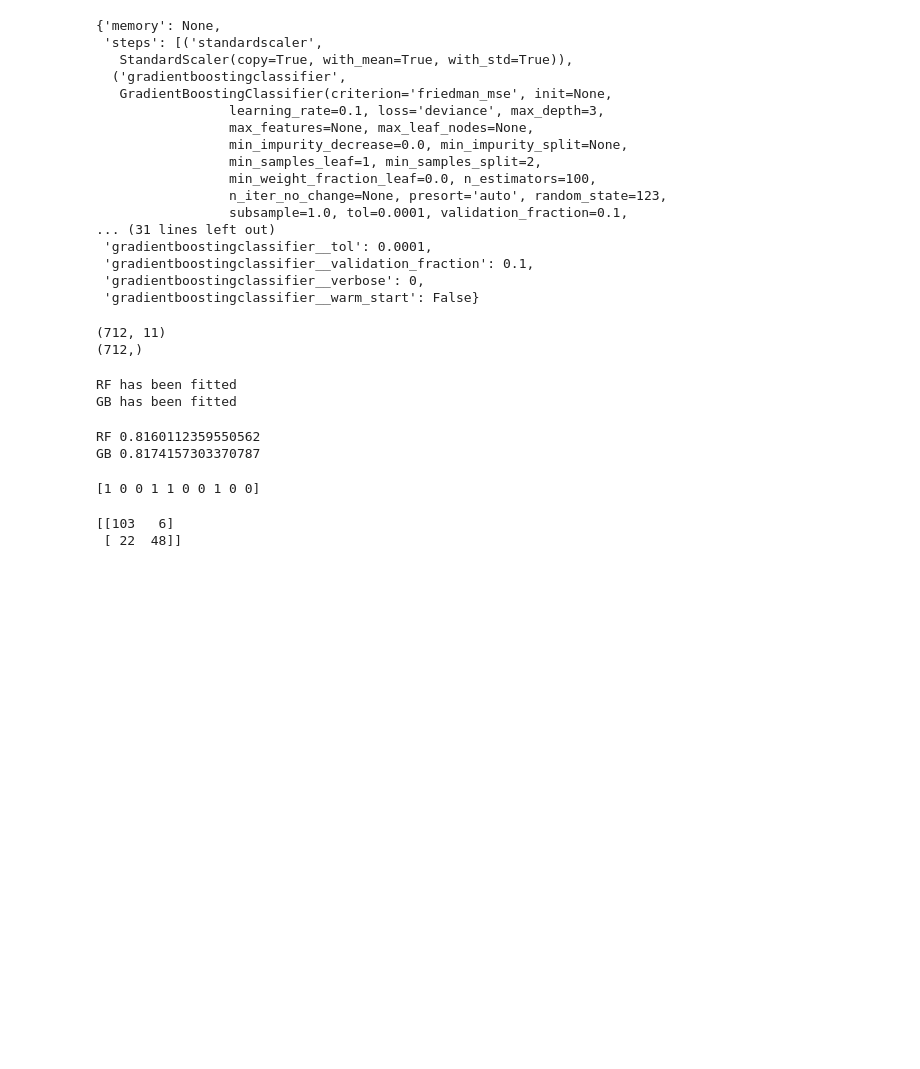
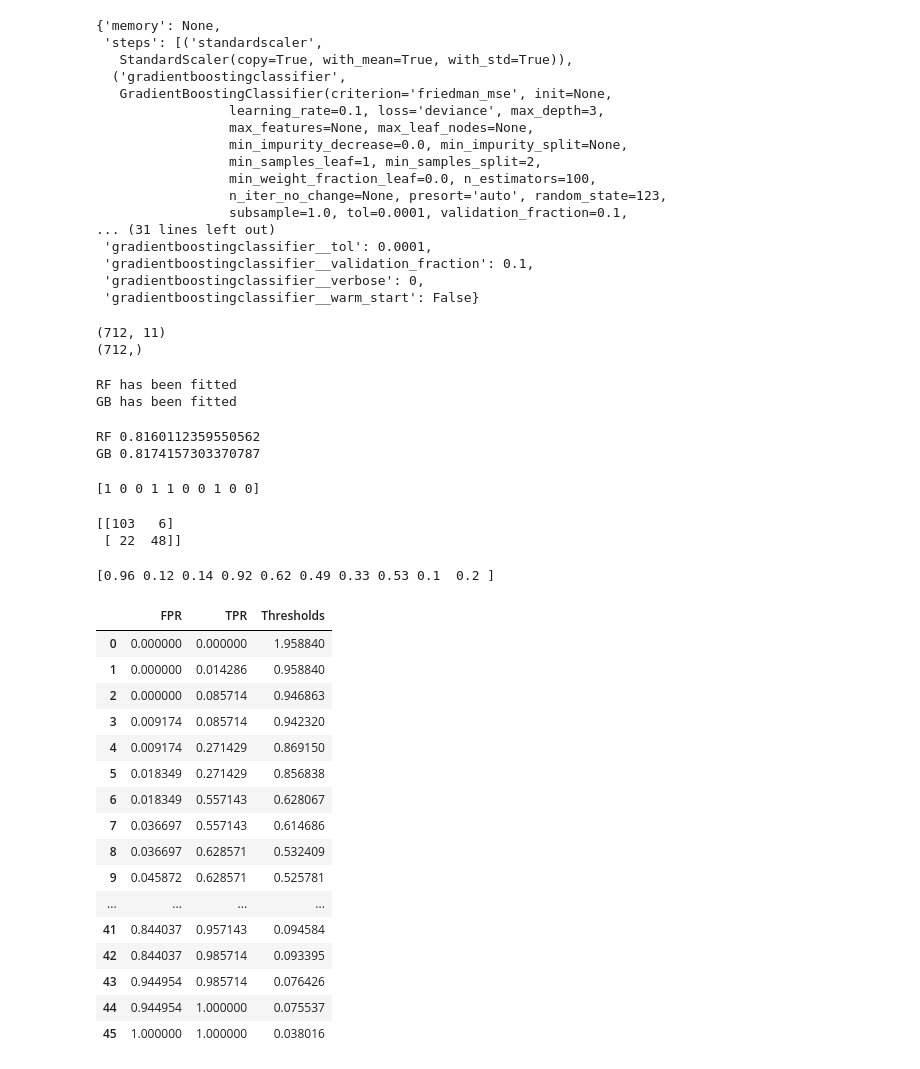
Before and after one commit to FatimaMoqran/titanic, a Jupyter notebook: Titanic_projet_V2.ipynb, the cells around one changed output. Saved outputs shown, nothing was run; the diff lists cells and outputs as text; code cells hidden in the pictures; blank space fills up the shorter version.

```diff
--- a/Titanic_projet_V2.ipynb
+++ b/Titanic_projet_V2.ipynb
@@ -174,3 +174,10 @@ print(cm)
 # %% [output]
 [[103   6]
  [ 22  48]]
+# %%
+#predicted positive class
+pred_pos_class = fitted_models['RF'].predict_proba(X_test)
+pred_pos_class = [p[1] for p in pred_pos_class] #prediction de le classe positive
+print(np.round(pred_pos_class[:10],2))
+# %% [output]
+[0.96 0.12 0.14 0.92 0.62 0.49 0.33 0.53 0.1  0.2 ]
@@ -176,0 +188,21 @@ print(cm)
+# %%
+# dataframe with results
+pd.DataFrame({'FPR': fpr, 'TPR': tpr, 'Thresholds': thresholds})
+# %% [output]
+|  | FPR | TPR | Thresholds |
+| 0 | 0.000000 | 0.000000 | 1.958840 |
+| 1 | 0.000000 | 0.014286 | 0.958840 |
+| 2 | 0.000000 | 0.085714 | 0.946863 |
+| 3 | 0.009174 | 0.085714 | 0.942320 |
+| 4 | 0.009174 | 0.271429 | 0.869150 |
+| 5 | 0.018349 | 0.271429 | 0.856838 |
+| 6 | 0.018349 | 0.557143 | 0.628067 |
+| 7 | 0.036697 | 0.557143 | 0.614686 |
+| 8 | 0.036697 | 0.628571 | 0.532409 |
+| 9 | 0.045872 | 0.628571 | 0.525781 |
+| ... | ... | ... | ... |
+| 41 | 0.844037 | 0.957143 | 0.094584 |
+| 42 | 0.844037 | 0.985714 | 0.093395 |
+| 43 | 0.944954 | 0.985714 | 0.076426 |
+| 44 | 0.944954 | 1.000000 | 0.075537 |
+| 45 | 1.000000 | 1.000000 | 0.038016 |
```
Also changed, not shown: parts of 10 cells of this notebook.
